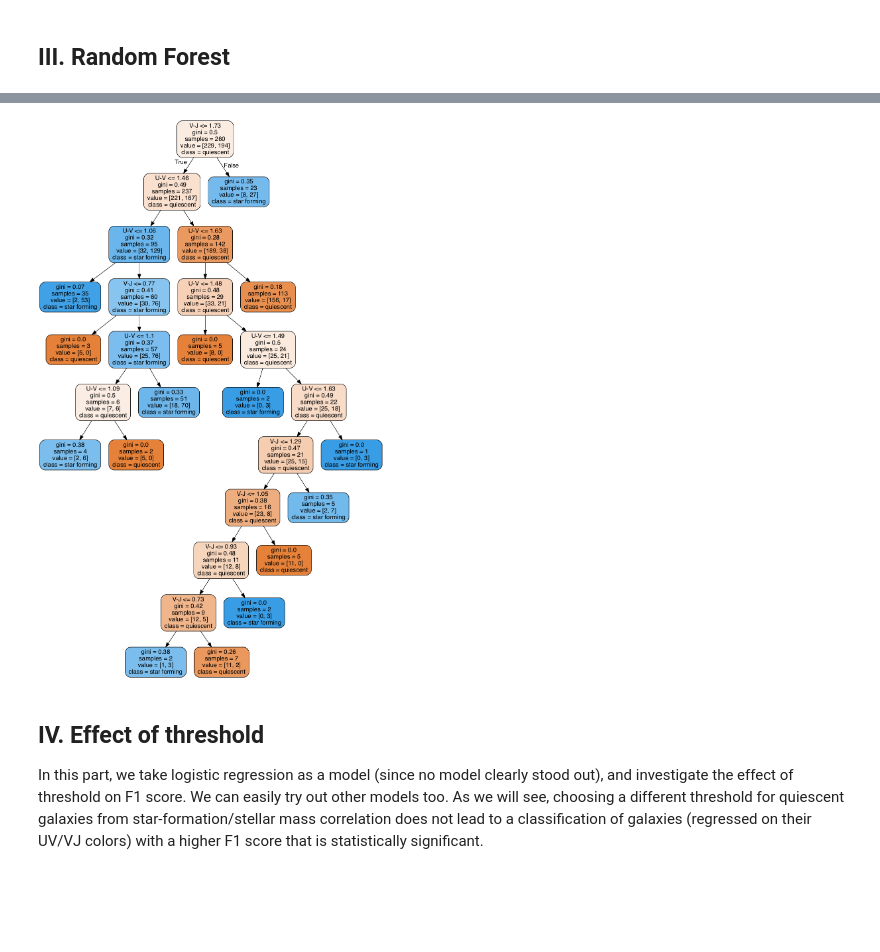
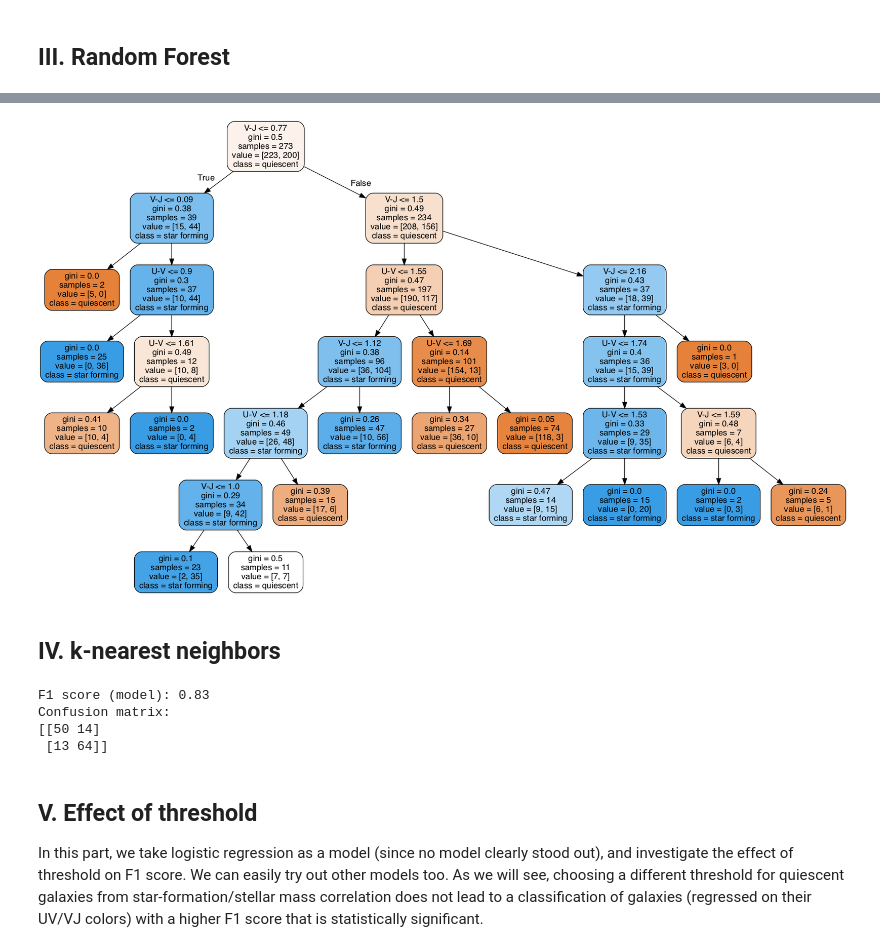
Before and after one commit to astrowhit/UVJ-3dhst, a Jupyter notebook: uvj_cosmos.ipynb, the cells around one changed output, grey strips where cells are left out. Saved outputs shown, nothing was run; the diff lists cells and outputs as text; code cells hidden in the pictures; blank space fills up the shorter version.

Commit message:
kN classifier added

```diff
--- a/uvj_cosmos.ipynb
+++ b/uvj_cosmos.ipynb
@@ -380,16 +382,31 @@ Confusion matrix:
 # %%
 # We pick a random tree to visualize
-tree = random_forest_model.estimators_[9]
+tree = random_forest_model.estimators_[1]
 
 export_graphviz(tree, out_file='tree.dot',  feature_names = ['V-J','U-V'], class_names = ['quiescent', 'star forming'],
                 rounded = True, proportion = False, precision = 2, filled = True)
 
 os.system('dot -Tpng ./tree.dot -o ./tree.png')
 Image(filename = 'tree.png')
 # %% [output]
-[figure, old version]
+[figure, new version]
+# %% [markdown]
+## IV. k-nearest neighbors
+# %%
+kn_model = KNeighborsClassifier(n_neighbors=20)
+kn_model.fit(X_train, y_train)
+
+y_pred=kn_model.predict(X_test)
+print('F1 score (model): {0:1.2f}'.format(f1_score(y_test,y_pred)))
+print('Confusion matrix:')
+print(confusion_matrix(y_test, y_pred))
+# %% [output]
+F1 score (model): 0.83
+Confusion matrix:
+[[50 14]
+ [13 64]]
 # %% [markdown]
-## IV. Effect of threshold
+## V. Effect of threshold
 In this part, we take logistic regression as a model (since no model clearly stood out), and investigate the effect of threshold on F1 score. We can easily try out other models too. As we will see, choosing a different threshold for quiescent galaxies from star-formation/stellar mass correlation does not lead to a classification of galaxies (regressed on their UV/VJ colors) with a higher F1 score that is statistically significant.
 # %%
 Nthresh = 10 # Number of threshold
```
Also changed, not shown: parts of 7 cells of this notebook, 2 other files.
